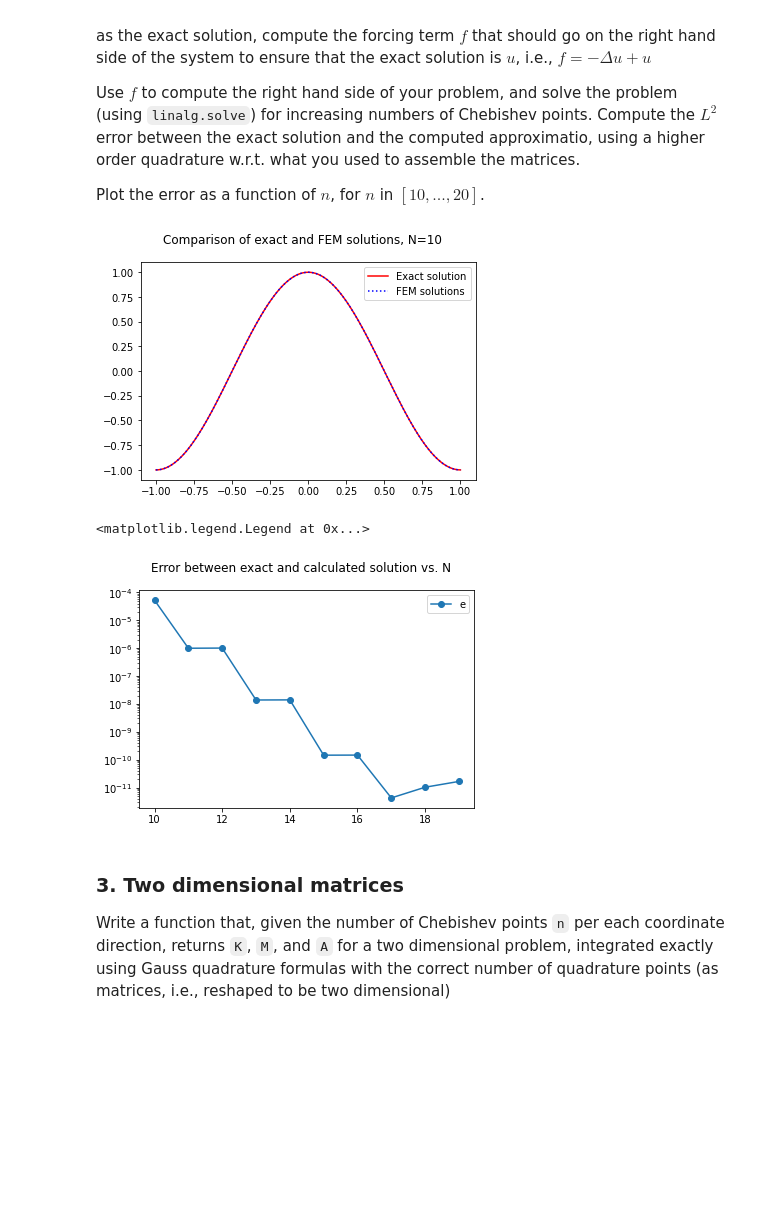
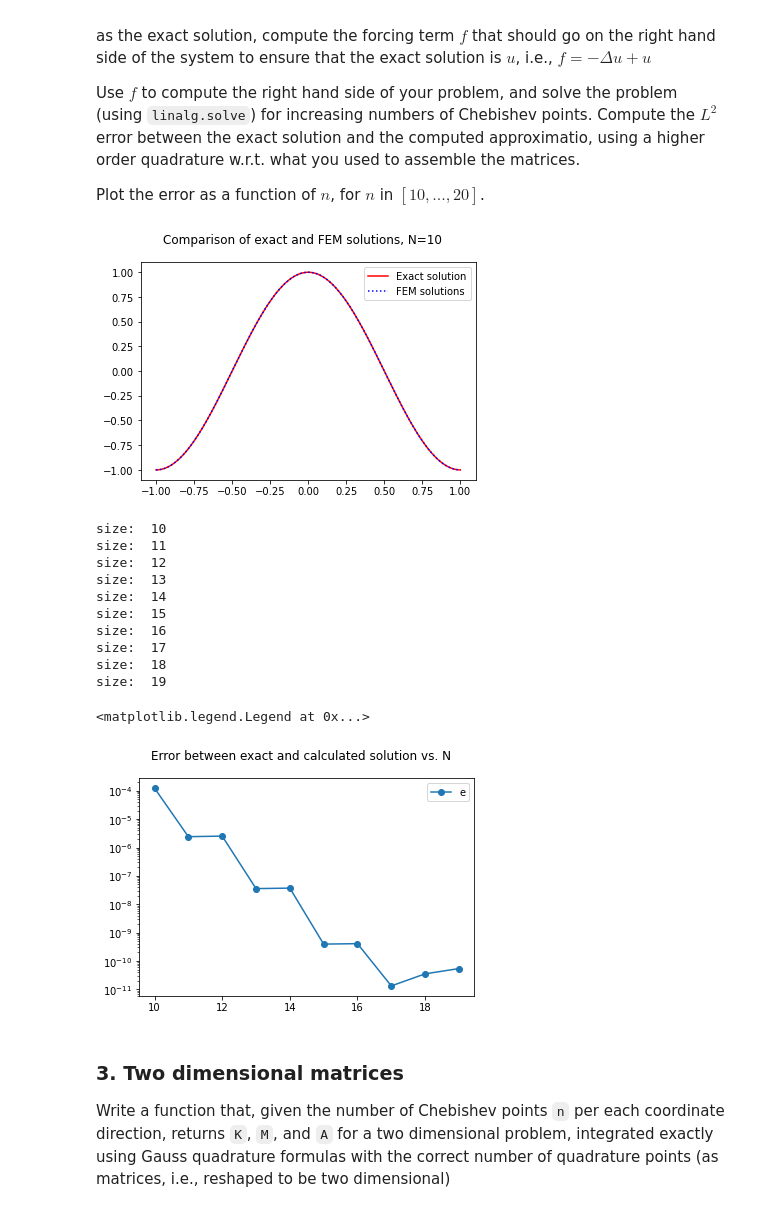
Before and after one commit to giuliodondi/numerical-analysis-2020-2021, a Jupyter notebook: notebooks/myproject_new.ipynb, the cells around one changed output. Saved outputs shown, nothing was run; the diff lists cells and outputs as text; code cells hidden in the pictures; blank space fills up the shorter version.

```diff
--- a/notebooks/myproject_new.ipynb
+++ b/notebooks/myproject_new.ipynb
@@ -280,35 +280,3 @@ def compute_one_dimensional_matrices(n):
 
 
     return B, K, M, A
-# %%
-'''
-x = sym.symbols('x')
-exact_f_rhs = (1 + np.pi**2)*sym.cos(np.pi*x)
-calc_s = forcing_term_exact_sol(exact_s)
-
-
-xvec = np.linspace(-1,1,501)
-
-np_ex_f = sym.lambdify(x, exact_f_rhs)
-np_calc_f =  sym.lambdify(x, calc_s)
-
-plt.figure()
-ex_f_h, = plot(xvec,np_ex_f(xvec),'r')
-calc_f_h, = plot(xvec,np_calc_f(xvec),'b--')
-plt.suptitle('Comparison of exact and calculated forcing terms')
-plt.legend((ex_f_h,calc_f_h),('Exact forcing term','Calculated forcing term'))
-plt.show()
-'''
-
-
-#exact_sol = np.vectorize(lambda x: np.cos(np.pi*x))
-#func=np.vectorize(lambda x: (1 + np.pi**2)*np.cos(np.pi*x))
-exact_sol = sym.lambdify(x, exact_s)
-fem_sol = oned_compute_solution(20,np_calc_f)
-
-plt.figure()
-ex_sol_h, = plot(xvec,exact_sol(xvec),'r')
-fem_sol_h, = plot(xvec,fem_sol(xvec),'b:')
-plt.suptitle('Comparison of exact and FEM solutions')
-plt.legend((ex_f_h,calc_f_h),('Exact solution','FEM solutions'))
-plt.show()
@@ -385,12 +351,21 @@ def oned_eval_solution(x, coef_sol):
 def compute_error_one_d(n, exact, rhs):
     # Replace this with you implementation
 
+    print("size: ",n)
+
     coef_sol = oned_compute_solution(n,rhs)
 
     n_l2_quad_pts = n + 3
     nodes = np.polynomial.chebyshev.chebpts2(n)
     l2_quad_p, l2_quad_w = leggauss(n_l2_quad_pts)
 
+    return np.linalg.norm(exact(l2_quad_p) - oned_eval_solution(l2_quad_p, coef_sol), ord=2)
+
+    #error_func = lambda x: ( exact(x) - oned_eval_solution(x, coef_sol) )**2
+
+    #l2_sq_err = integrate.quad(error_func, -1, 1, 1.0e-5)
+
+    '''
     quad_eval_ex = exact(l2_quad_p)
     quad_eval_calc = oned_eval_solution(l2_quad_p, coef_sol)
 
@@ -402,41 +377,53 @@ def compute_error_one_d(n, exact, rhs):
 
 
     l2_error = np.linalg.norm( quad_eval_ex - quad_eval_calc, ord=2 )
-    return sqrt( l2_sq_err)
+    '''
+
+    #return sqrt( l2_sq_err)
 
 
 
 
 # calculate a solution and plot it
 xvec = linspace(-1,1,501, dtype=float64 )
 
 exact_sol_eval = exact_one_d(xvec)
 
 calc_sol_eval = oned_eval_solution(xvec, oned_compute_solution(10, forcing_one_d))
 
 
 
 plt.figure()
 ex_sol_h, = plot(xvec,exact_sol_eval,'r')
 calc_sol_h, = plot(xvec,calc_sol_eval,'b:')
 plt.suptitle('Comparison of exact and FEM solutions, N=10')
 plt.legend((ex_sol_h,calc_sol_h),('Exact solution','FEM solutions'))
 plt.show()
 
 
 
 error = []
 all_n = range(10,20)
 for n in all_n:
     error.append(compute_error_one_d(n, exact_one_d, forcing_one_d))
 
 plt.suptitle('Error between exact and calculated solution vs. N')
 error_h = semilogy(all_n, error, 'o-')
 plt.legend((error_h),('error'))
 # %% [output]
 [figure]
-<matplotlib.legend.Legend at 0x...>
+size:  10
+size:  11
+size:  12
+size:  13
+size:  14
+size:  15
+size:  16
+size:  17
+size:  18
+size:  19
+<matplotlib.legend.Legend at 0x...>
-[figure, old version]
+[figure, new version]
 # %% [markdown]
 ### 3. Two dimensional matrices
 
```
Also changed, not shown: parts of 7 cells of this notebook.
